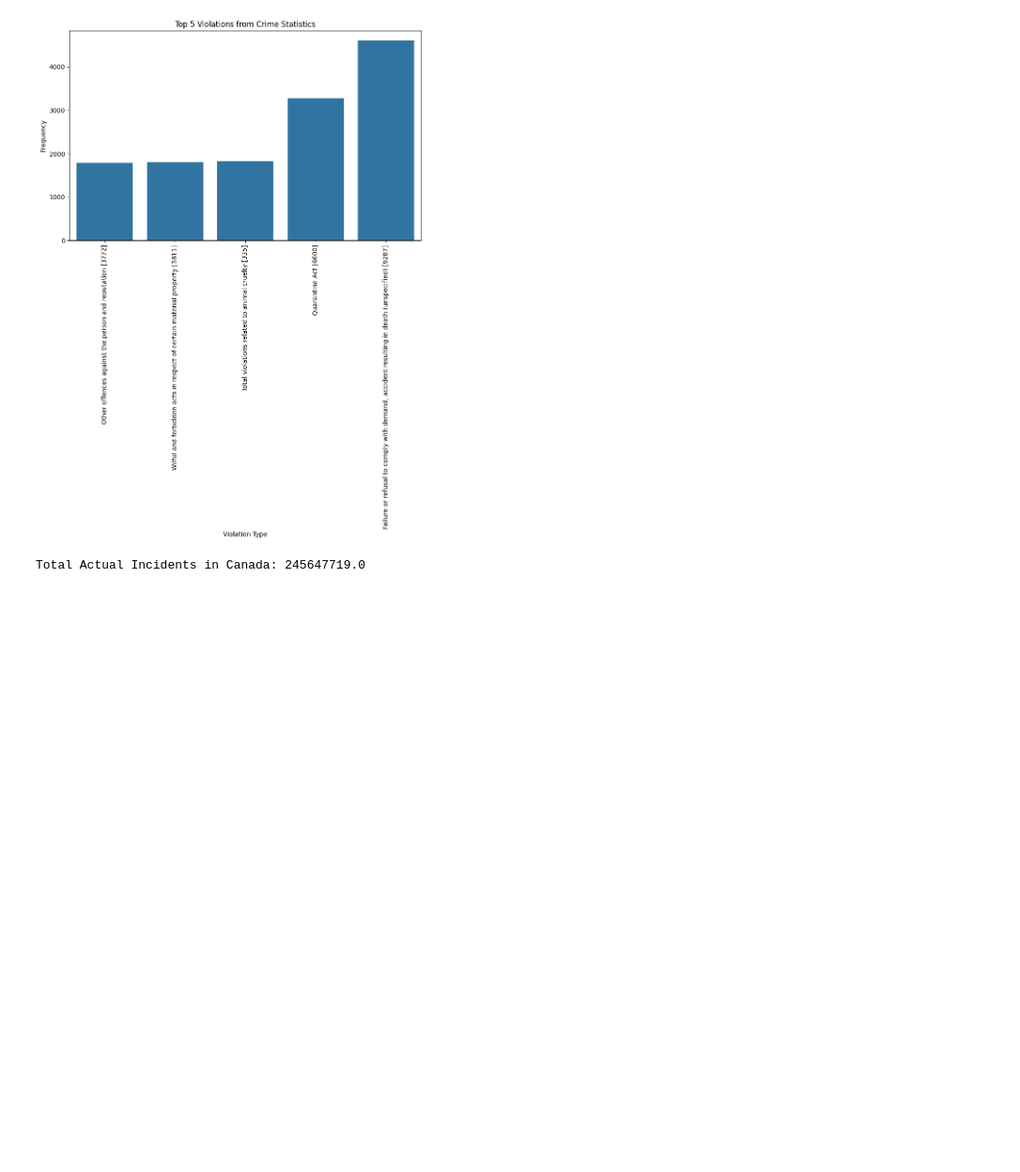
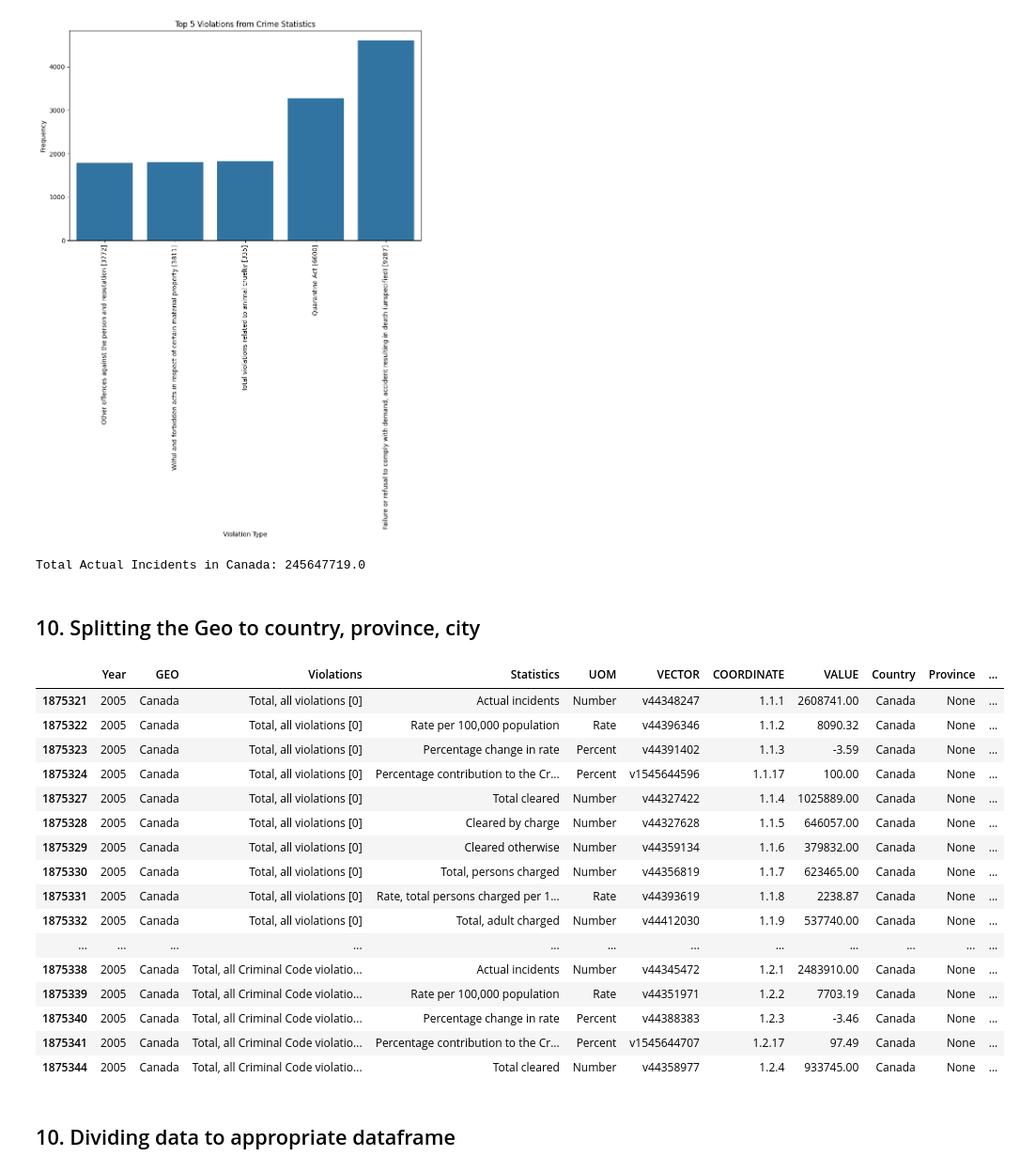
Before and after one commit to swekriti12/Crime-Statistics, a Jupyter notebook: Crime Statistics.ipynb, the cells around one changed output. Shown at 94% size. Drawn from its saved outputs; the diff is of its cells as text; code cells hidden in the pictures; blank space fills up the shorter version.

```diff
--- a/Crime Statistics.ipynb
+++ b/Crime Statistics.ipynb
@@ -945,3 +950,59 @@ print(f"Total Actual Incidents in Canada: {total_incidents_canada}")
 fig.show()
 # %% [output]
 Total Actual Incidents in Canada: 245647719.0
+# %% [markdown]
+## 10. Splitting the Geo to country, province, city
+# %%
+# Optimized split_geo function with lowercase and spaces removed
+def optimized_split_geo(df):
+    # Pre-compile the provinces list to a set for faster lookup (in lowercase and without spaces)
+    provinces = set([
+        'newfoundland and labrador', 'prince edward island', 'nova scotia', 'new brunswick', 'quebec',
+        'ontario', 'manitoba', 'saskatchewan', 'alberta', 'british columbia', 'yukon', 'northwest territories', 'nunavut'
+    ])
+
+    # Normalize the GEO column (lowercase and spaces removed) for comparison
+    df['geo_normalized'] = df['GEO'].str.lower().str.replace(' ', '')
+
+    # Initialize empty columns
+    df['Country'] = np.where(df['geo_normalized'].str.contains(r'\d') == False, 'Canada', None)
+    df['Province'] = None
+    df['City'] = np.where(df['GEO'].str.contains(','), df['GEO'].str.split(',').str[0].str.strip(), None)
+
+    # Vectorized approach to assign province based on normalized GEO (lowercase and spaces removed)
+    for province in provinces:
+        df['Province'] = np.where(df['geo_normalized'].str.contains(province.replace(' ', '')), province.title(), df['Province'])
+
+    # Handle special case for Ottawa-Gatineau in vectorized form
+    df['City'] = np.where(df['geo_normalized'].str.contains("ottawa-gatineau"), "Ottawa-Gatineau", df['City'])
+    df['Province'] = np.where(df['geo_normalized'].str.contains("ottawa-gatineau"), "Ontario/Quebec", df['Province'])
+
+    # Drop the temporary 'geo_normalized' column
+    df = df.drop(columns=['geo_normalized'])
+
+    return df
+
+# Apply the optimized function to the dataframe
+Crime_Statistics = optimized_split_geo(Crime_Statistics)
+# %%
+Crime_Statistics.head(20)
+# %% [output]
+|  | Year | GEO | Violations | Statistics | UOM | VECTOR | COORDINATE | VALUE | Country | Province | ... |
+| 1875321 | 2005 | Canada | Total, all violations [0] | Actual incidents | Number | v44348247 | 1.1.1 | 2608741.00 | Canada | None | ... |
+| 1875322 | 2005 | Canada | Total, all violations [0] | Rate per 100,000 population | Rate | v44396346 | 1.1.2 | 8090.32 | Canada | None | ... |
+| 1875323 | 2005 | Canada | Total, all violations [0] | Percentage change in rate | Percent | v44391402 | 1.1.3 | -3.59 | Canada | None | ... |
+| 1875324 | 2005 | Canada | Total, all violations [0] | Percentage contribution to the Cr... | Percent | v1545644596 | 1.1.17 | 100.00 | Canada | None | ... |
+| 1875327 | 2005 | Canada | Total, all violations [0] | Total cleared | Number | v44327422 | 1.1.4 | 1025889.00 | Canada | None | ... |
+| 1875328 | 2005 | Canada | Total, all violations [0] | Cleared by charge | Number | v44327628 | 1.1.5 | 646057.00 | Canada | None | ... |
+| 1875329 | 2005 | Canada | Total, all violations [0] | Cleared otherwise | Number | v44359134 | 1.1.6 | 379832.00 | Canada | None | ... |
+| 1875330 | 2005 | Canada | Total, all violations [0] | Total, persons charged | Number | v44356819 | 1.1.7 | 623465.00 | Canada | None | ... |
+| 1875331 | 2005 | Canada | Total, all violations [0] | Rate, total persons charged per 1... | Rate | v44393619 | 1.1.8 | 2238.87 | Canada | None | ... |
+| 1875332 | 2005 | Canada | Total, all violations [0] | Total, adult charged | Number | v44412030 | 1.1.9 | 537740.00 | Canada | None | ... |
+| ... | ... | ... | ... | ... | ... | ... | ... | ... | ... | ... | ... |
+| 1875338 | 2005 | Canada | Total, all Criminal Code violatio... | Actual incidents | Number | v44345472 | 1.2.1 | 2483910.00 | Canada | None | ... |
+| 1875339 | 2005 | Canada | Total, all Criminal Code violatio... | Rate per 100,000 population | Rate | v44351971 | 1.2.2 | 7703.19 | Canada | None | ... |
+| 1875340 | 2005 | Canada | Total, all Criminal Code violatio... | Percentage change in rate | Percent | v44388383 | 1.2.3 | -3.46 | Canada | None | ... |
+| 1875341 | 2005 | Canada | Total, all Criminal Code violatio... | Percentage contribution to the Cr... | Percent | v1545644707 | 1.2.17 | 97.49 | Canada | None | ... |
+| 1875344 | 2005 | Canada | Total, all Criminal Code violatio... | Total cleared | Number | v44358977 | 1.2.4 | 933745.00 | Canada | None | ... |
+# %% [markdown]
+## 10. Dividing data to appropriate dataframe
```
Also changed, not shown: parts of 13 cells of this notebook.
